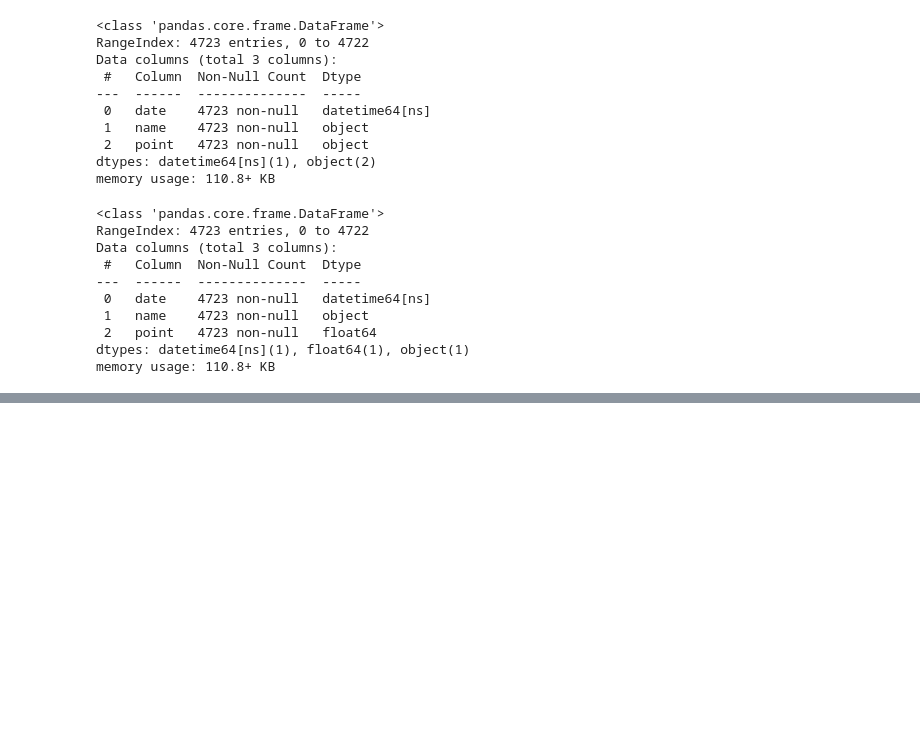
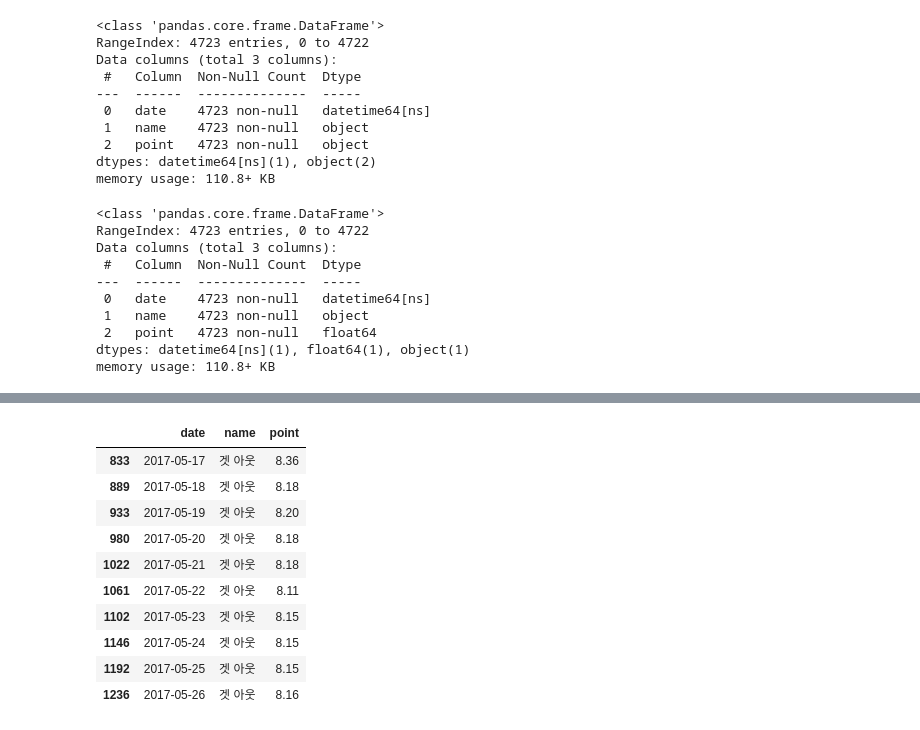
Before and after one commit to NikeLee/pythonwork, a Jupyter notebook: analysis/8_WebCrawling_Example.ipynb, the cells around one changed output, grey strips where cells are left out. Saved outputs shown, nothing was run; the diff lists cells and outputs as text; code cells hidden in the pictures; blank space fills up the shorter version.

```diff
--- a/analysis/8_WebCrawling_Example.ipynb
+++ b/analysis/8_WebCrawling_Example.ipynb
@@ -394,0 +405,20 @@ memory usage: 110.8+ KB
+# %%
+##### 특정 영화만 골라서 조회(예를 들어 겟아웃을 10개(10일치)까지만 조회)
+getout = movie.query("name == ['겟 아웃']")
+getout.head(10)
+getout.tail(10)
+
+getout = movie[movie["name"] == '겟 아웃']
+getout.head(10)
+# %% [output]
+|  | date | name | point |
+| 833 | 2017-05-17 | 겟 아웃 | 8.36 |
+| 889 | 2017-05-18 | 겟 아웃 | 8.18 |
+| 933 | 2017-05-19 | 겟 아웃 | 8.20 |
+| 980 | 2017-05-20 | 겟 아웃 | 8.18 |
+| 1022 | 2017-05-21 | 겟 아웃 | 8.18 |
+| 1061 | 2017-05-22 | 겟 아웃 | 8.11 |
+| 1102 | 2017-05-23 | 겟 아웃 | 8.15 |
+| 1146 | 2017-05-24 | 겟 아웃 | 8.15 |
+| 1192 | 2017-05-25 | 겟 아웃 | 8.15 |
+| 1236 | 2017-05-26 | 겟 아웃 | 8.16 |
```
Also changed, not shown: parts of 4 cells of this notebook, 3 other files.
